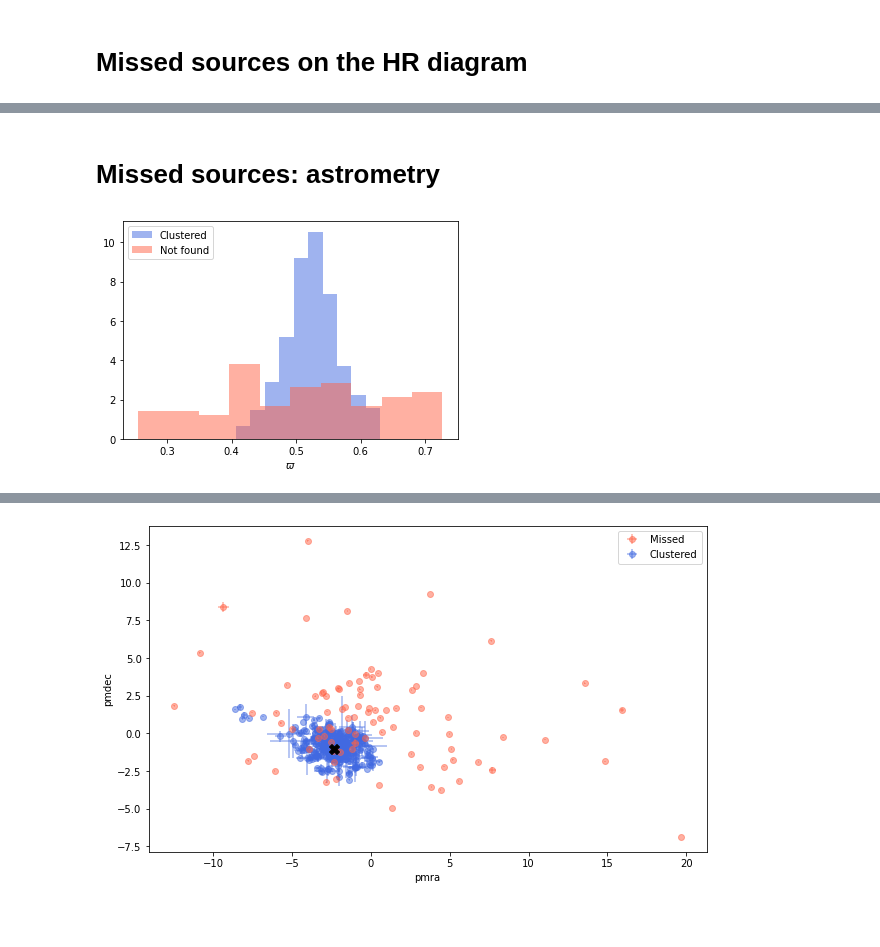
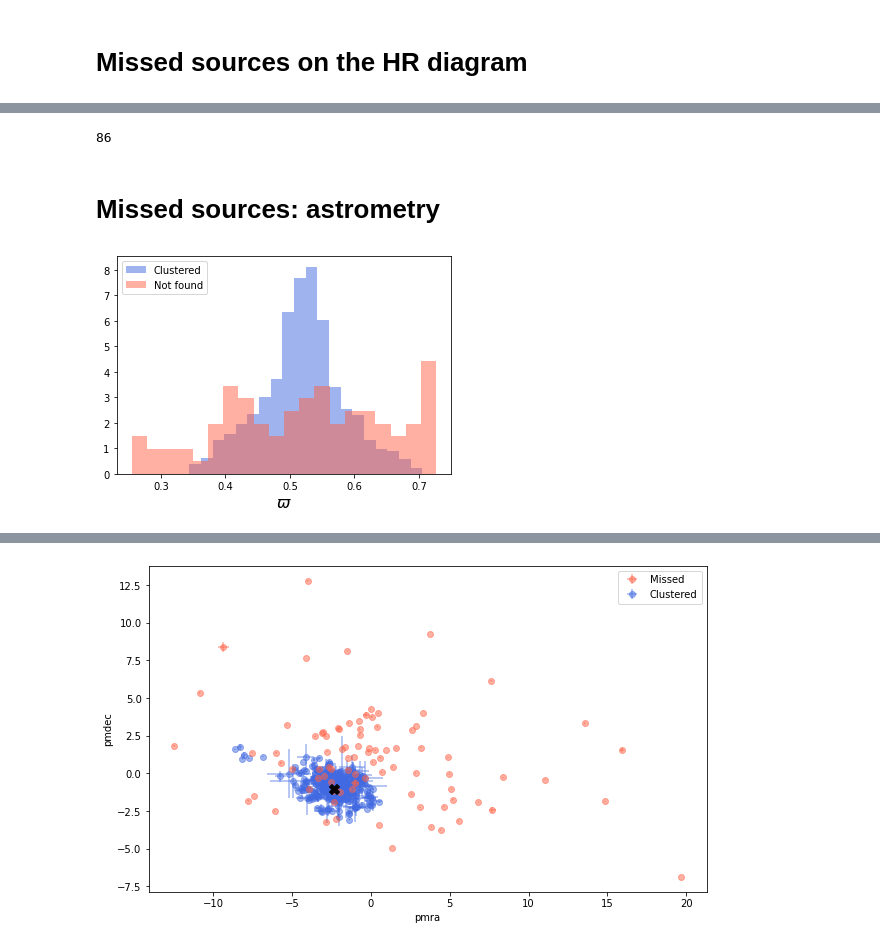
Before and after one commit to maja-jablonska/blue-stragglers-with-gaia, a Jupyter notebook: ngc_188_not_found_analysis.ipynb, the cells around one changed output, grey strips where cells are left out. Saved outputs shown, nothing was run; the diff lists cells and outputs as text; code cells hidden in the pictures; blank space fills up the shorter version.

```diff
--- a/ngc_188_not_found_analysis.ipynb
+++ b/ngc_188_not_found_analysis.ipynb
@@ -23,9 +12,10 @@ Note that this will delete your configuration! For example, if you have specifie
 GAIA_EDR3_BIBCODE: str = '2020yCat.1350....0G'
 WYIN_BIBCODE: str = '2008AJ....135.2264G'
 # %%
-not_found: pd.DataFrame = pd.read_csv('./data/ngc_188/not_found_pyupmask.csv')
+not_found: pd.DataFrame = pd.read_csv('not_found_dbscan.csv')
 gaia_sources: pd.DataFrame = pd.read_csv('./data/ngc_188/2_deg.csv')
-pyupmask_clustered: pd.DataFrame = pd.read_csv('./data/ngc_188/pyupmask_clustered.csv')
+clustered = pd.read_csv('./found_dbscan.csv')
+#pyupmask_clustered: pd.DataFrame = pd.read_csv('./data/ngc_188/pyupmask_clustered.csv')
 # %%
 list(gaia_sources.columns)
 # %% [output]
@@ -52,7 +42,10 @@ not_found_dr3 = not_found.set_index('EDR3 id').join(
                                          'phot_g_mean_flux_over_error',
                                          'phot_rp_mean_flux_over_error',
                                          'phot_bp_mean_flux_over_error',
-                                         'parallax_error']], rsuffix='dr3')
+                                          'phot_bp_rp_excess_factor',
+                                         'parallax_error',
+                                         'parallax_over_error',
+                                         'ruwe']], rsuffix='dr3')
 # %%
 not_found_dr3.head()
 # %% [output]
@@ -99,9 +77,19 @@ bright_sources = not_found_dr3[not_found_dr3['mag_abs']<4]
+# %%
+good_parallax = not_found_dr3[not_found_dr3.parallax_over_error>10]
+# %%
+len(good_parallax)
+# %% [output]
+86
 # %% [markdown]
 # Missed sources: astrometry
 # %%
-plt.hist(pyupmask_clustered.parallax, color='royalblue', alpha=.5, label='Clustered', density=True);
-plt.hist(bright_sources.parallax, color='tomato', alpha=.5, label='Not found', density=True);
+plt.hist(clustered.parallax,
+         color='royalblue', alpha=.5,
+         label='Clustered', density=True, bins=20);
+plt.hist(good_parallax.parallax,
+         color='tomato', alpha=.5,
+         label='Not found', density=True, bins=20);
 plt.legend(loc='upper left');
-plt.gca().set_xlabel('$\\varpi$');
+plt.gca().set_xlabel('$\\varpi$', fontsize=16);
 # %% [output]
-[figure, old version]
+[figure, new version]
```
Also changed, not shown: parts of 41 cells of this notebook, 5 other files.
